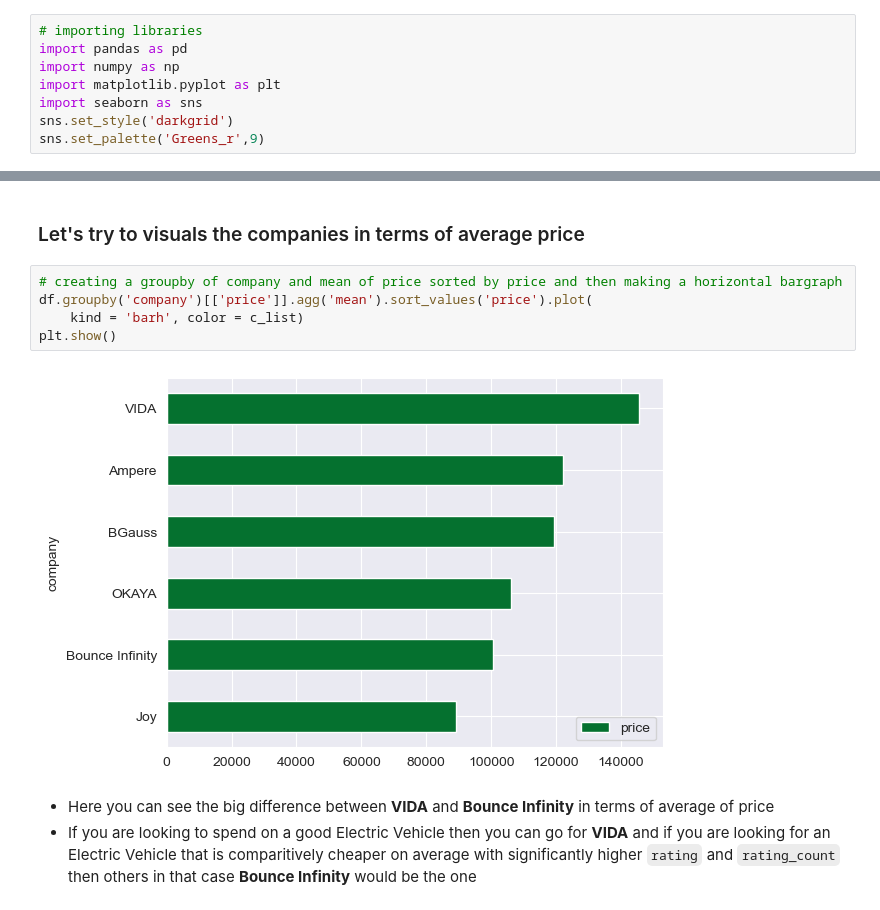
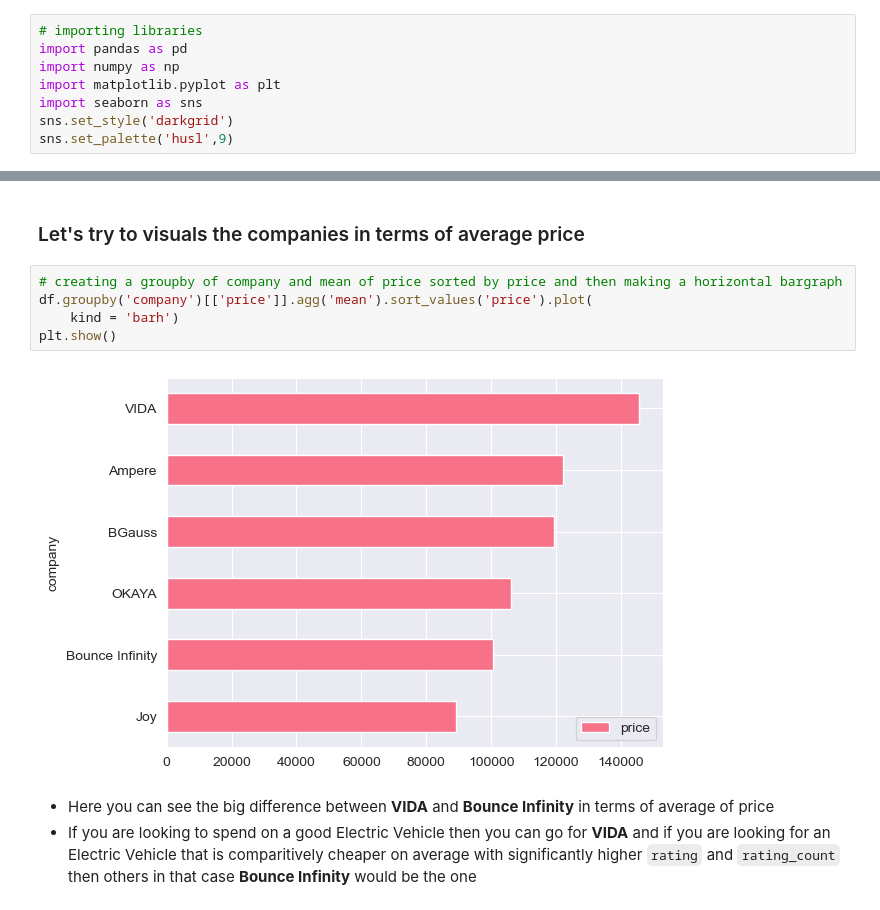
Before and after one commit to Asifdotexe/flipkart-electric-scooter-data-analysis, a Jupyter notebook: Electric Scooter Exploratory Data Analysis.ipynb, the cells around one changed output, grey strips where cells are left out. Saved outputs shown, nothing was run; the diff lists cells and outputs as text.

```diff
--- a/Electric Scooter Exploratory Data Analysis.ipynb
+++ b/Electric Scooter Exploratory Data Analysis.ipynb
@@ -7,6 +7,6 @@ import numpy as np
 import matplotlib.pyplot as plt
 import seaborn as sns
 sns.set_style('darkgrid')
-sns.set_palette('Greens_r',9)
+sns.set_palette('husl',9)
 # %%
 # viewing and trying out the color palette (for visualisation)
@@ -166,10 +184,10 @@ Another good pick would be __Bounce Infinity__ as it is trailing __VIDA__ in bot
 # %%
 # creating a groupby of company and mean of price sorted by price and then making a horizontal bargraph
 df.groupby('company')[['price']].agg('mean').sort_values('price').plot(
-    kind = 'barh', color = c_list)
+    kind = 'barh')
 plt.show()
 # %% [output]
-[figure, old version]
+[figure, new version]
 # %% [markdown]
 - Here you can see the big difference between **VIDA** and **Bounce Infinity** in terms of average of price
 - If you are looking to spend on a good Electric Vehicle then you can go for **VIDA** and if you are looking for an Electric Vehicle that is comparitively cheaper on average with significantly higher `rating` and `rating_count` then others in that case **Bounce Infinity** would be the one
```
Also changed, not shown: parts of 13 cells of this notebook.
